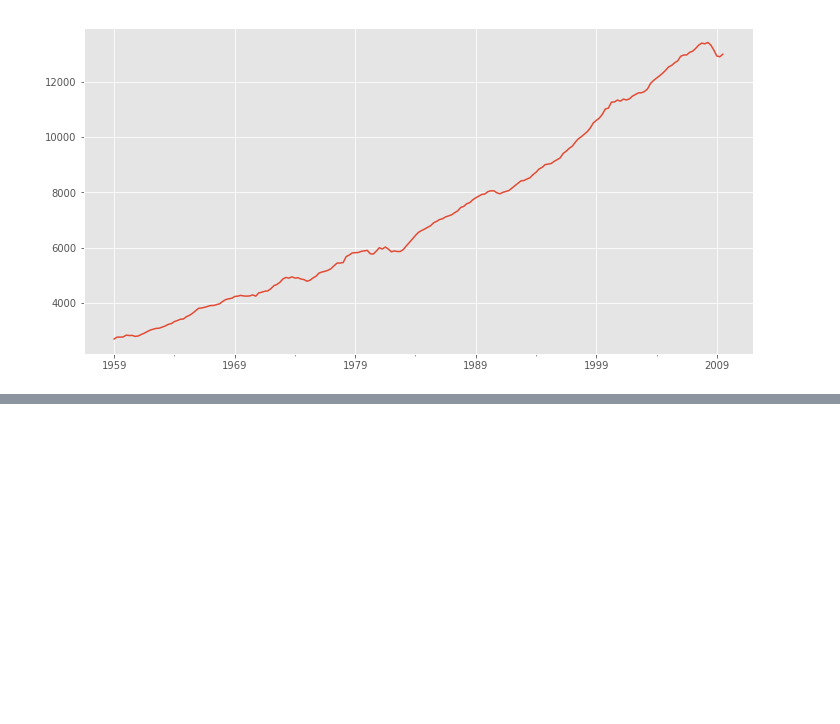
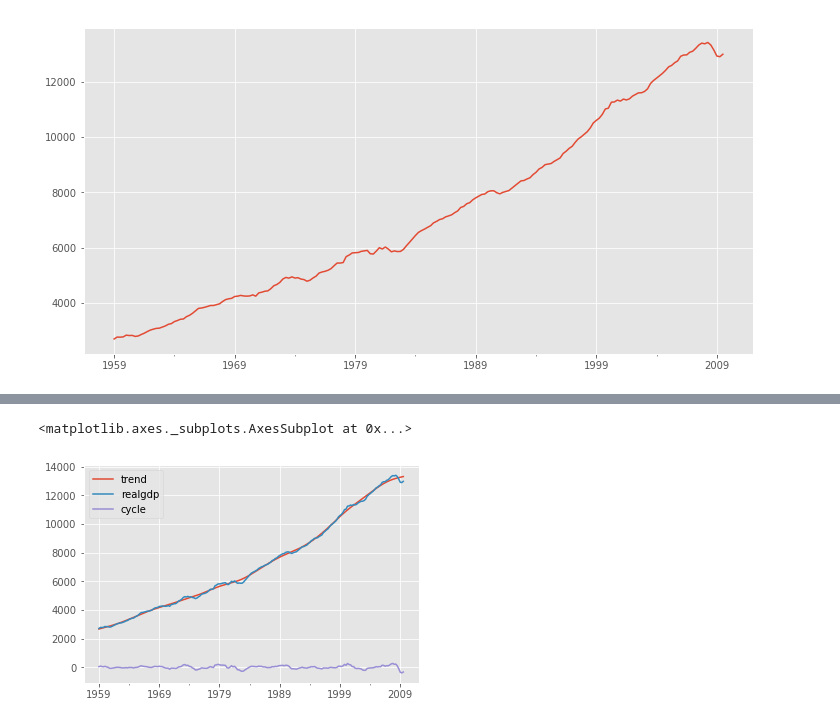
Before and after one commit to HeadHunTeR779/Hodrick-Prescott-Filter-Implementation-in-Statsmodels, a Jupyter notebook: statsmodels_Fun.ipynb, the cells around one changed output, grey strips where cells are left out. Saved outputs shown, nothing was run; the diff lists cells and outputs as text; code cells hidden in the pictures; blank space fills up the shorter version.

```diff
--- a/statsmodels_Fun.ipynb
+++ b/statsmodels_Fun.ipynb
@@ -86,0 +138,11 @@ plt.style.use('ggplot')
+# %%
+gdp_cycle, gdp_trend = sm.tsa.filters.hpfilter(df['realgdp'])
+# %%
+df['trend'] = gdp_trend
+# %%
+df['cycle'] = gdp_cycle
+# %%
+df[['trend','realgdp','cycle']].plot()
+# %% [output]
+<matplotlib.axes._subplots.AxesSubplot at 0x...>
+[figure, added]
```
Also changed, not shown: parts of 6 cells of this notebook.
